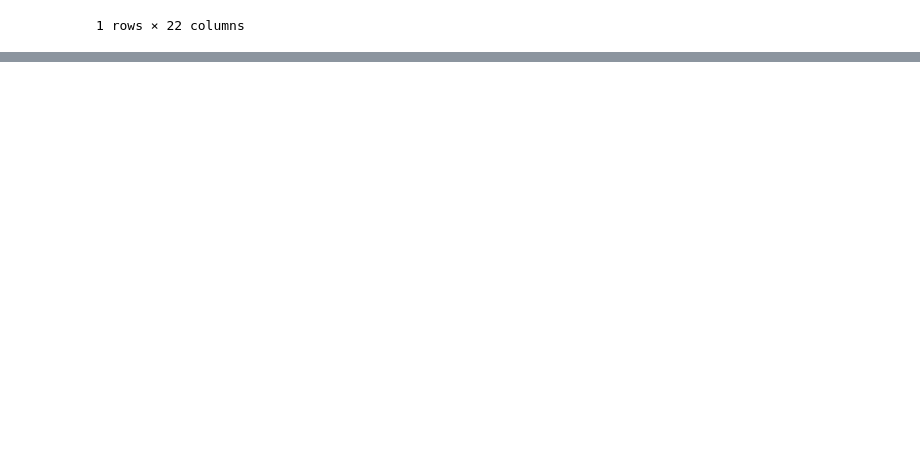
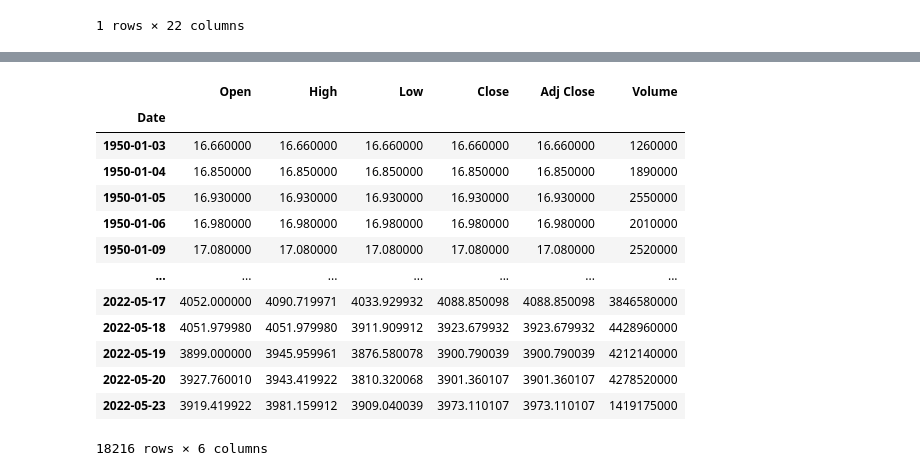
Before and after one commit to diogobulhosa/BC5, a Jupyter notebook: NB_Mafalda.ipynb, the cells around one changed output, grey strips where cells are left out. Cells and saved outputs as stored; diff of their text form; code cells hidden in the pictures; blank space fills up the shorter version.

```diff
--- a/NB_Mafalda.ipynb
+++ b/NB_Mafalda.ipynb
@@ -557,0 +580,22 @@ candlestick(df_btc, 100, comparison = df_sol, indicators = [ 'bolinger bands', '
+# %%
+df_sp500 = yf.download('^GSPC',
+                      progress=False)
+df_dollar = yf.download('DX=F',
+                      progress=False)
+# %%
+df_sp500
+# %% [output]
+|  | Open | High | Low | Close | Adj Close | Volume |
+| Date |  |  |  |  |  |  |
+| 1950-01-03 | 16.660000 | 16.660000 | 16.660000 | 16.660000 | 16.660000 | 1260000 |
+| 1950-01-04 | 16.850000 | 16.850000 | 16.850000 | 16.850000 | 16.850000 | 1890000 |
+| 1950-01-05 | 16.930000 | 16.930000 | 16.930000 | 16.930000 | 16.930000 | 2550000 |
+| 1950-01-06 | 16.980000 | 16.980000 | 16.980000 | 16.980000 | 16.980000 | 2010000 |
+| 1950-01-09 | 17.080000 | 17.080000 | 17.080000 | 17.080000 | 17.080000 | 2520000 |
+| ... | ... | ... | ... | ... | ... | ... |
+| 2022-05-17 | 4052.000000 | 4090.719971 | 4033.929932 | 4088.850098 | 4088.850098 | 3846580000 |
+| 2022-05-18 | 4051.979980 | 4051.979980 | 3911.909912 | 3923.679932 | 3923.679932 | 4428960000 |
+| 2022-05-19 | 3899.000000 | 3945.959961 | 3876.580078 | 3900.790039 | 3900.790039 | 4212140000 |
+| 2022-05-20 | 3927.760010 | 3943.419922 | 3810.320068 | 3901.360107 | 3901.360107 | 4278520000 |
+| 2022-05-23 | 3919.419922 | 3981.159912 | 3909.040039 | 3973.110107 | 3973.110107 | 1419175000 |
+18216 rows × 6 columns
```
Also changed, not shown: parts of 8 cells of this notebook, 4 other files.
